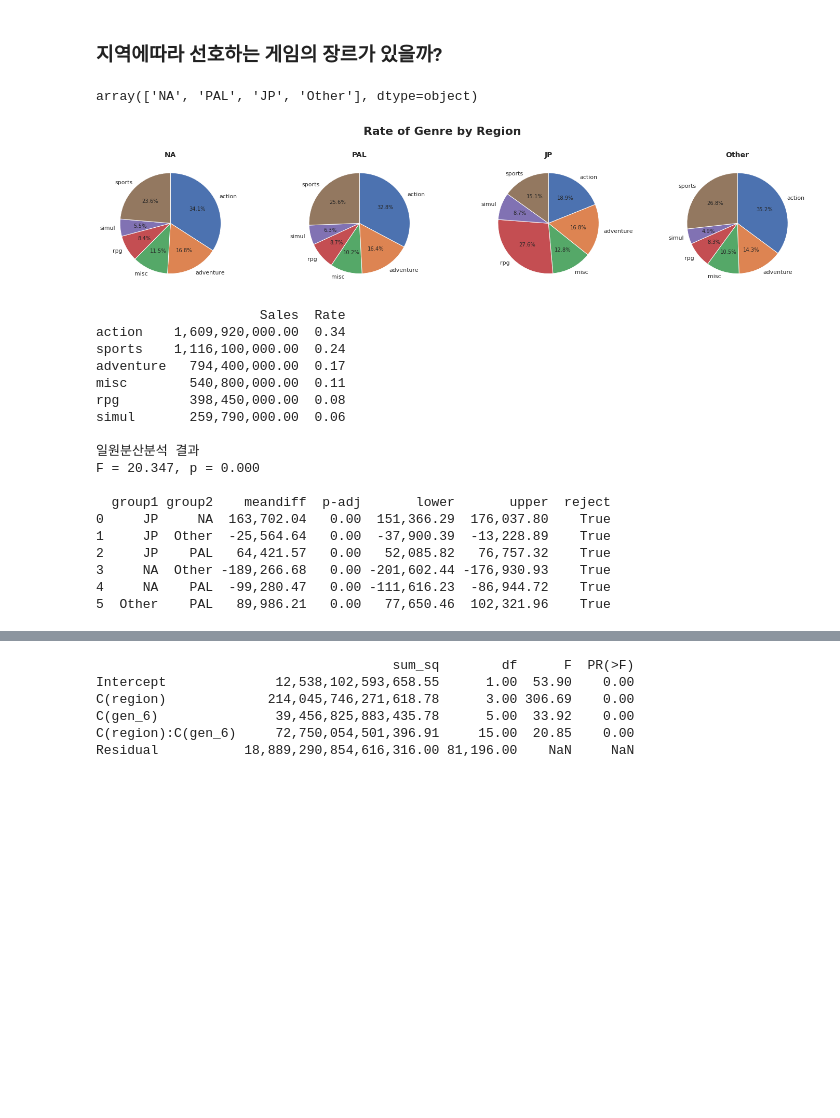
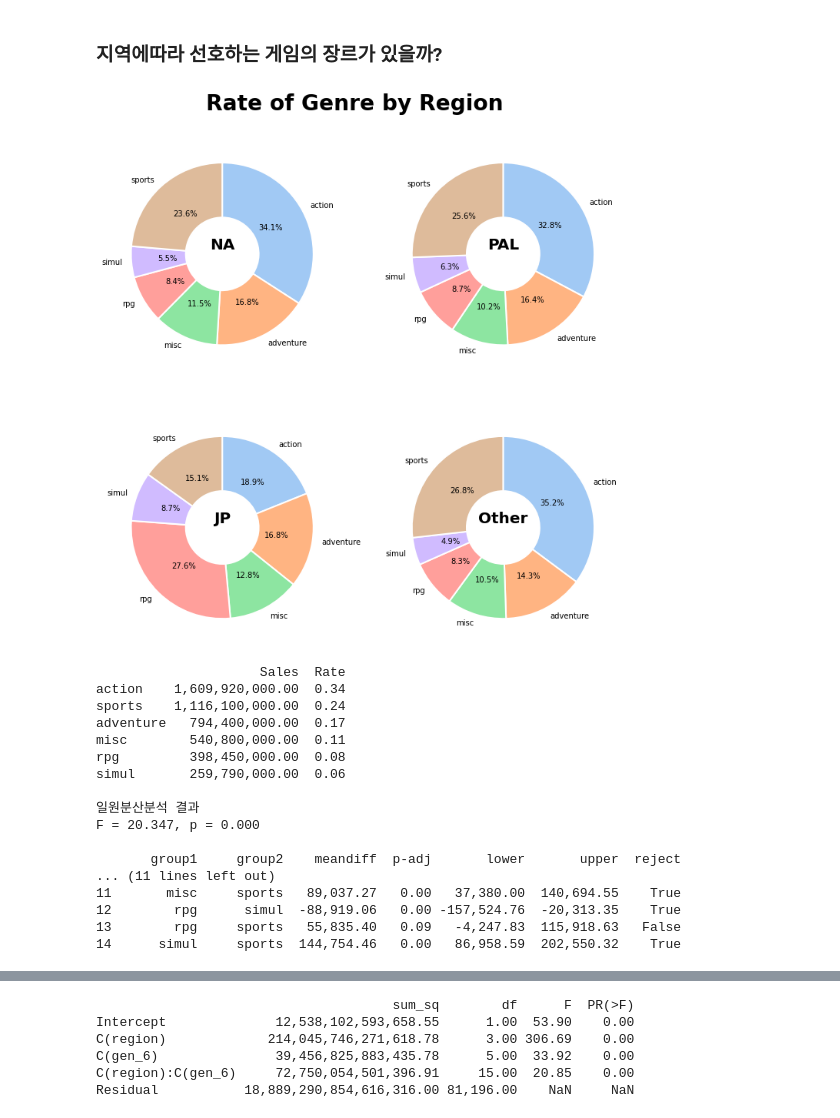
Before and after one commit to leeyeonjun85/AIB_Section_1_Project, a Jupyter notebook: Data_Analysis.ipynb, the cells around one changed output, grey strips where cells are left out. Saved outputs shown, nothing was run; the diff lists cells and outputs as text; code cells hidden in the pictures; blank space fills up the shorter version.

```diff
--- a/Data_Analysis.ipynb
+++ b/Data_Analysis.ipynb
@@ -1804,68 +1575,69 @@ F = 115.514, p = 0.000
 5  Other    PAL  108,635.82   0.00   85,820.37  131,451.26    True
 # %% [markdown]
 ### 지역에따라 선호하는 게임의 장르가 있을까?
-# %%
-df.region.unique()
-# %% [output]
-array(['NA', 'PAL', 'JP', 'Other'], dtype=object)
 # %%
 filt_NA = df.region == "NA"
 filt_PAL = df.region == "PAL"
 filt_JP = df.region == "JP"
 filt_Other = df.region == "Other"
 
 values_NA = df[filt_NA].groupby('gen_6').sum()['sales'].values
 labels_NA = df[filt_NA].groupby('gen_6').sum()['sales'].index
 
 values_PAL = df[filt_PAL].groupby('gen_6').sum()['sales'].values
 labels_PAL = df[filt_PAL].groupby('gen_6').sum()['sales'].index
 
 values_JP = df[filt_JP].groupby('gen_6').sum()['sales'].values
 labels_JP = df[filt_JP].groupby('gen_6').sum()['sales'].index
 
 values_Other = df[filt_Other].groupby('gen_6').sum()['sales'].values
 labels_Other = df[filt_Other].groupby('gen_6').sum()['sales'].index
 
 ## 그래프 그리기
-fig, ax = plt.subplots(ncols=4, figsize=(25,5))
+fig, ax = plt.subplots(nrows=2, ncols=2, figsize=(12,12))
 
-ax[0].pie(values_NA, labels=labels_NA, autopct='%.1f%%', startangle=90, counterclock=False)
-ax[1].pie(values_PAL, labels=labels_PAL, autopct='%.1f%%', startangle=90, counterclock=False)
-ax[2].pie(values_JP, labels=labels_JP, autopct='%.1f%%', startangle=90, counterclock=False)
-ax[3].pie(values_Other, labels=labels_Other, autopct='%.1f%%', startangle=90, counterclock=False)
+ax[0][0].pie(values_NA, labels=labels_NA,
+    autopct='%.1f%%',
+    startangle=90,
+    colors = sns.color_palette('pastel')[0:6],
+    wedgeprops={'width':0.6, 'edgecolor':'w', 'linewidth':2},
+    counterclock=False)
+ax[0][1].pie(values_PAL, labels=labels_PAL,
+    autopct='%.1f%%',
+    startangle=90,
+    colors = sns.color_palette('pastel')[0:6],
+    wedgeprops={'width':0.6, 'edgecolor':'w', 'linewidth':2},
+    counterclock=False)
+ax[1][0].pie(values_JP, labels=labels_JP,
+    autopct='%.1f%%',
+    startangle=90,
+    colors = sns.color_palette('pastel')[0:6],
+    wedgeprops={'width':0.6, 'edgecolor':'w', 'linewidth':2},
+    counterclock=False)
+ax[1][1].pie(values_Other, labels=labels_Other,
+    autopct='%.1f%%',
+    startangle=90,
+    colors = sns.color_palette('pastel')[0:6],
+    wedgeprops={'width':0.6, 'edgecolor':'w', 'linewidth':2},
+    counterclock=False)
 
-ax[0].set_title('NA', fontsize=14, fontweight = 'bold')
-ax[1].set_title('PAL', fontsize=14, fontweight = 'bold')
-ax[2].set_title('JP', fontsize=14, fontweight = 'bold')
-ax[3].set_title('Other', fontsize=14, fontweight = 'bold')
+ax[0][0].set_title('NA', fontsize=20, fontweight = 'bold', y=0.5)
+ax[0][1].set_title('PAL', fontsize=20, fontweight = 'bold', y=0.5)
+ax[1][0].set_title('JP', fontsize=20, fontweight = 'bold', y=0.5)
+ax[1][1].set_title('Other', fontsize=20, fontweight = 'bold', y=0.5)
 
 
 ## 그래프 설정
-fig.suptitle('Rate of Genre by Region', fontsize=22, fontweight = 'bold')
-fig.subplots_adjust(top=0.8)
-# ax[0].set_title('Genre in NA')
+fig.suptitle('Rate of Genre by Region', fontsize=28, fontweight = 'bold', y=0.95)
+# fig.subplots_adjust(top=0.8)
 
-# plt.xlabel('Year')
-# plt.ylabel('Sales')
-# ax.set_xlabel("PC")
-# ax.set_ylabel("Variance")
-
-# xticks = ['NA','PAL','JP','Other']
-# plt.xticks(xticks)
-
-# yticks = np.linspace(-2, 2, num=5)
-# plt.yticks(yticks)
-
-# plt.set_xticks(['NA','PAL','JP','Other'])
-
-# ax1.legend()
 plt.show()
 
 
 path = '/content/drive/Shareddrives/coding/aib/AIB_section1_project/results/region_genre_01_region_genre.png'
 fig.savefig(path, dpi=150, facecolor='#eeeeee')
 # %% [output]
-[figure, old version]
+[figure, new version]
 # %%
 # NA 지역의 비디오게임 장르 분포
 region = filt_NA
@@ -1886,7 +1658,7 @@ data = {
 summary_table = pd.DataFrame(data, index=idx)
 
 F_statistic, pVal = stats.f_oneway(group1, group2, group3, group4, group5, group6)
-posthoc = pairwise_tukeyhsd(df.sales, df.region, alpha=0.05)
+posthoc = pairwise_tukeyhsd(df[region].sales, df[region].gen_6, alpha=0.05)
 
 posthoc_df = pd.DataFrame(data=posthoc._results_table.data[1:], columns=posthoc._results_table.data[0])
 path = '/content/drive/Shareddrives/coding/aib/AIB_section1_project/results/region_genre_02_na_genre.xlsx'
@@ -1912,13 +1684,12 @@ simul       259,790,000.00  0.06
 일원분산분석 결과
 F = 20.347, p = 0.000
 
-  group1 group2    meandiff  p-adj       lower       upper  reject
-0     JP     NA  163,702.04   0.00  151,366.29  176,037.80    True
-1     JP  Other  -25,564.64   0.00  -37,900.39  -13,228.89    True
-2     JP    PAL   64,421.57   0.00   52,085.82   76,757.32    True
-3     NA  Other -189,266.68   0.00 -201,602.44 -176,930.93    True
-4     NA    PAL  -99,280.47   0.00 -111,616.23  -86,944.72    True
-5  Other    PAL   89,986.21   0.00   77,650.46  102,321.96    True
+       group1     group2    meandiff  p-adj       lower       upper  reject
+... (11 lines left out)
+11       misc     sports   89,037.27   0.00   37,380.00  140,694.55    True
+12        rpg      simul  -88,919.06   0.00 -157,524.76  -20,313.35    True
+13        rpg     sports   55,835.40   0.09   -4,247.83  115,918.63   False
+14      simul     sports  144,754.46   0.00   86,958.59  202,550.32    True
 # %%
 # PAL 지역의 비디오게임 장르 분포
 region = filt_PAL
```
Also changed, not shown: parts of 102 cells of this notebook, 43 other files.
